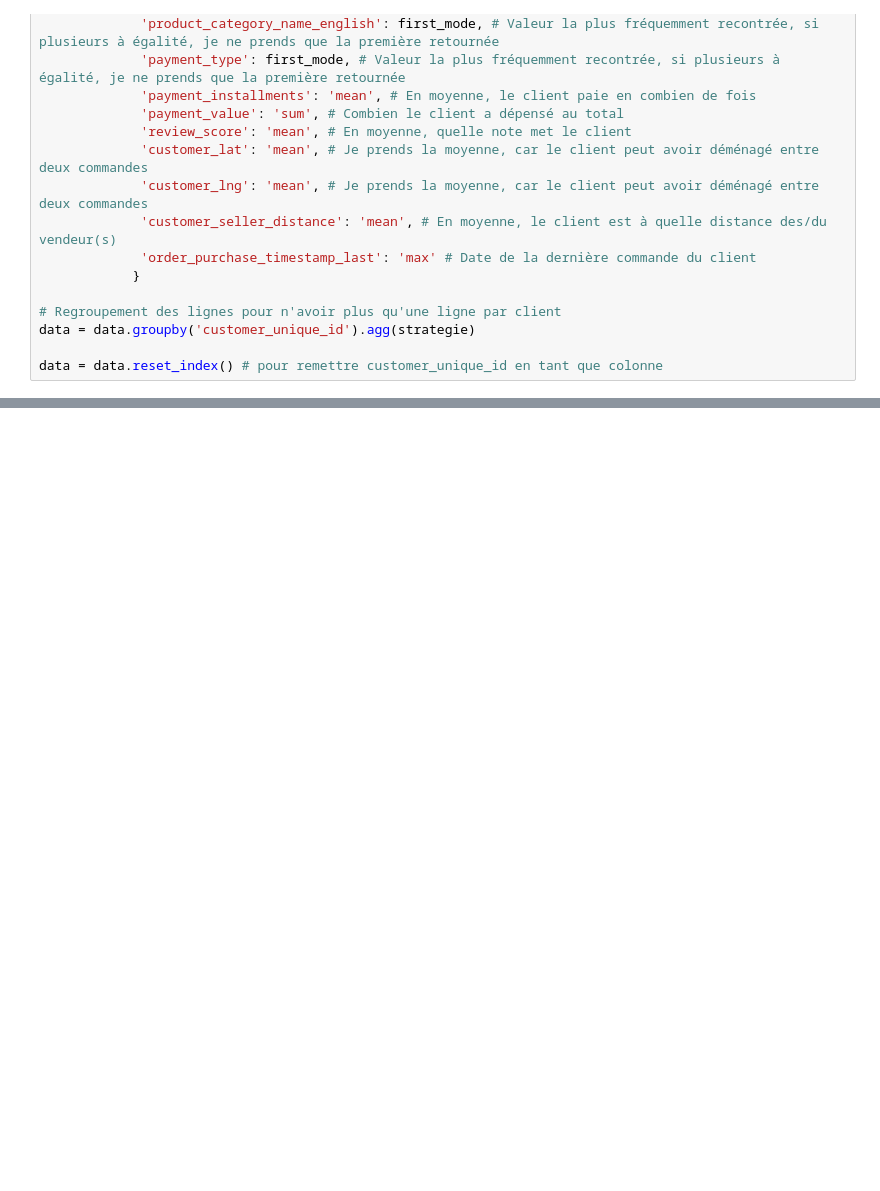
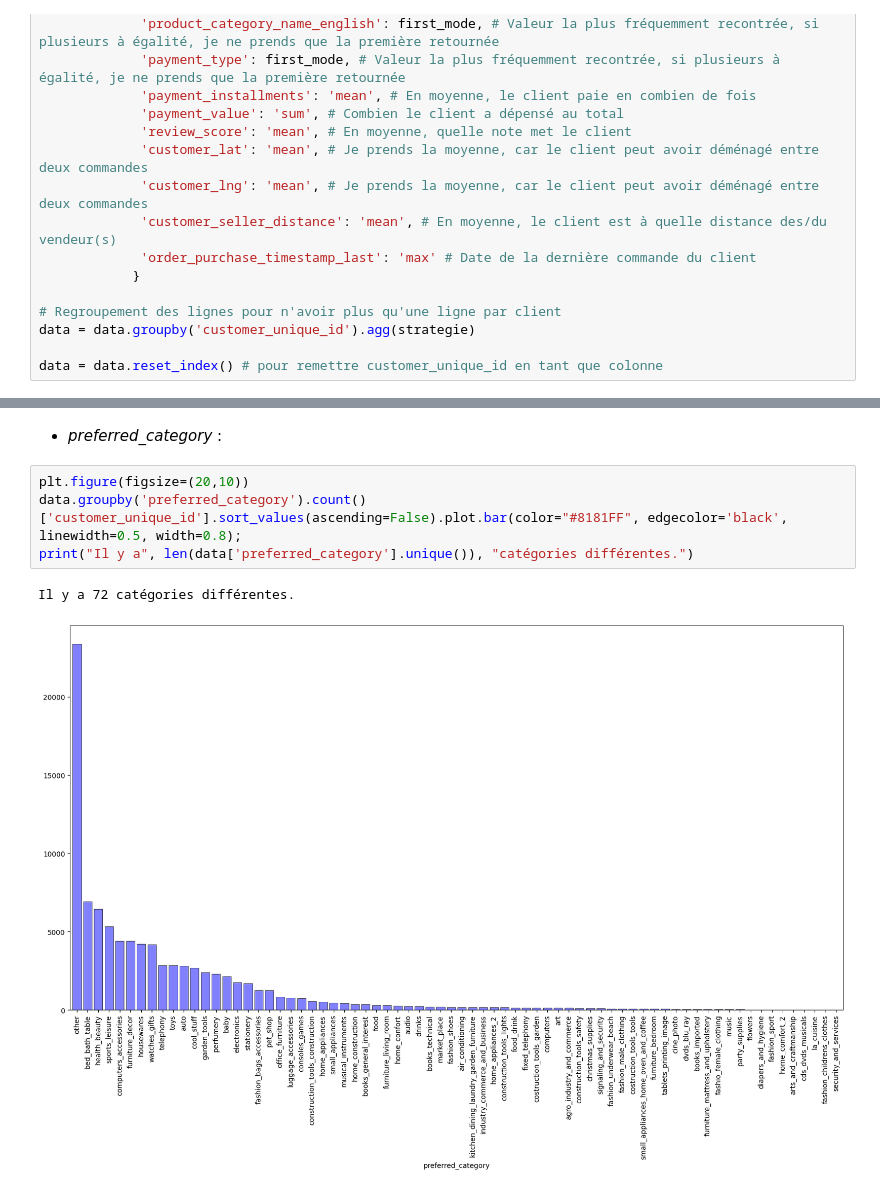
Before and after one commit to BiGHeaDMaX/Segmenter-les-clients-site-e-commerce, a Jupyter notebook: 01 - Analyse Exploratoire.ipynb, the cells around one changed output, grey strips where cells are left out. Drawn from its saved outputs; the diff is of its cells as text; blank space fills up the shorter version.

```diff
--- a/01 - Analyse Exploratoire.ipynb
+++ b/01 - Analyse Exploratoire.ipynb
@@ -440,0 +420,9 @@ dtype: int64
+# %% [markdown]
+- *preferred_category* :
+# %%
+plt.figure(figsize=(20,10))
+data.groupby('preferred_category').count()['customer_unique_id'].sort_values(ascending=False).plot.bar(color="#8181FF", edgecolor='black', linewidth=0.5, width=0.8);
+print("Il y a", len(data['preferred_category'].unique()), "catégories différentes.")
+# %% [output]
+Il y a 72 catégories différentes.
+[figure, added]
```
Also changed, not shown: parts of 23 cells of this notebook.
